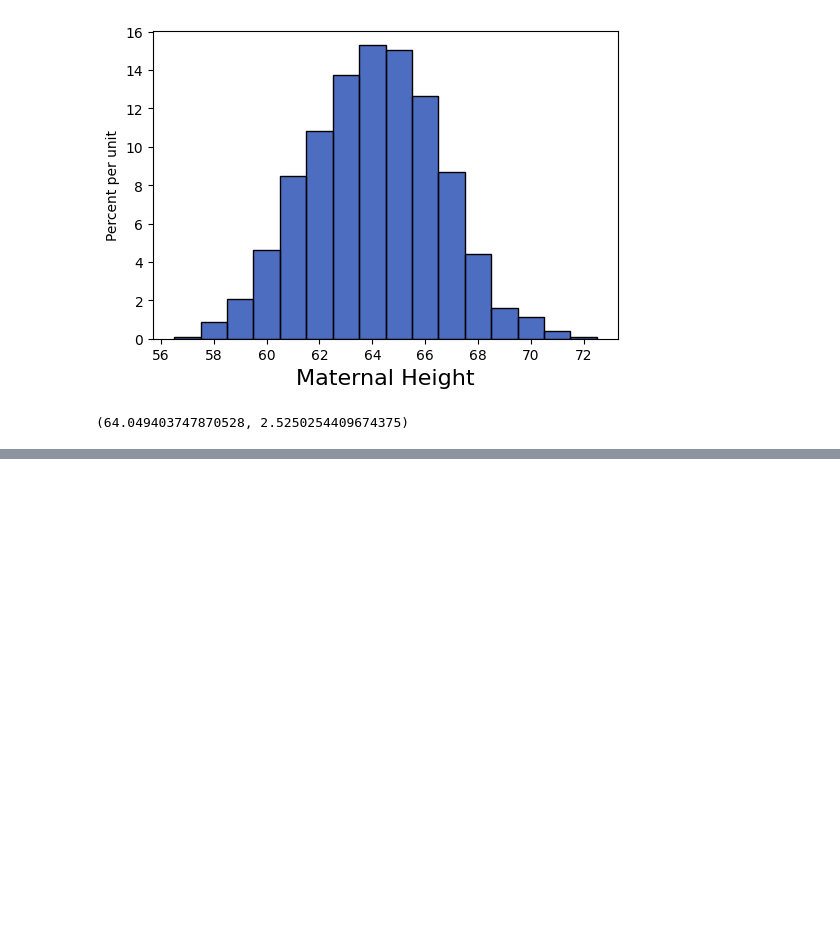
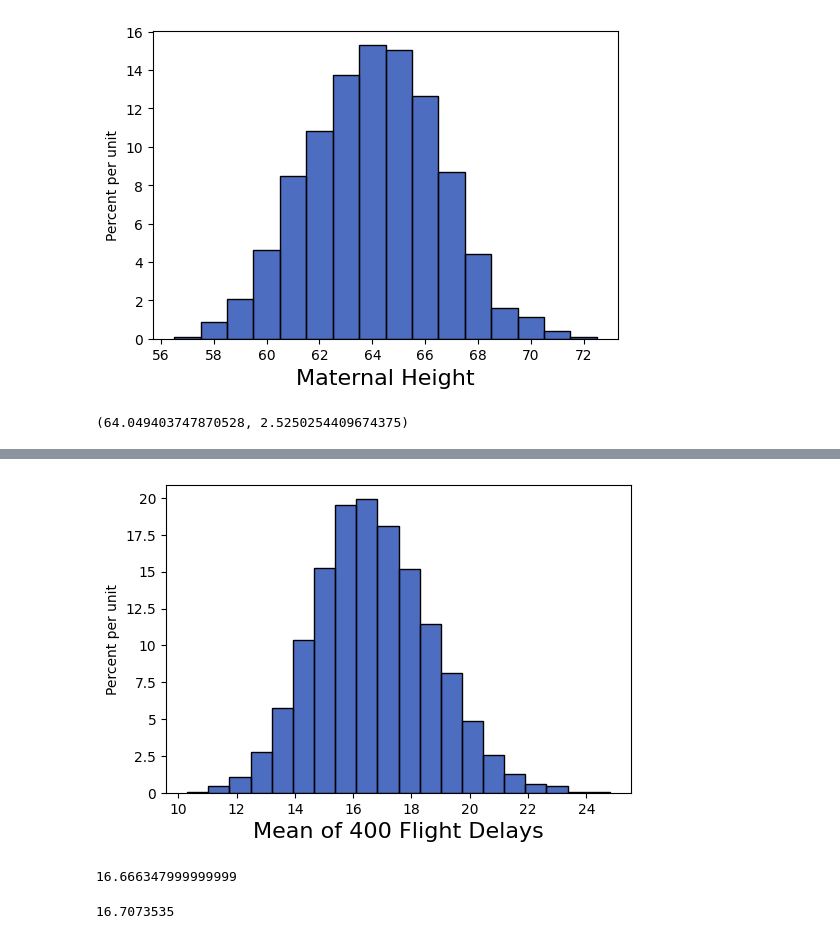
Before and after one commit to lochnes-007/Data8, a Jupyter notebook: 26-NormalDistribution.ipynb, the cells around one changed output, grey strips where cells are left out. Cells and saved outputs as stored; diff of their text form; code cells hidden in the pictures; blank space fills up the shorter version.

```diff
--- a/26-NormalDistribution.ipynb
+++ b/26-NormalDistribution.ipynb
@@ -17,0 +67,12 @@ np.mean(heights), np.std(heights)
+# %%
+Table().with_column("Mean of 400 Flight Delays", sample_means_400).hist(bins=20)
+# %% [output]
+[figure, added]
+# %%
+np.mean(sample_means_100)
+# %% [output]
+16.666347999999999
+# %%
+np.mean(sample_means_400)
+# %% [output]
+16.7073535
```
Also changed, not shown: parts of 13 cells of this notebook.
